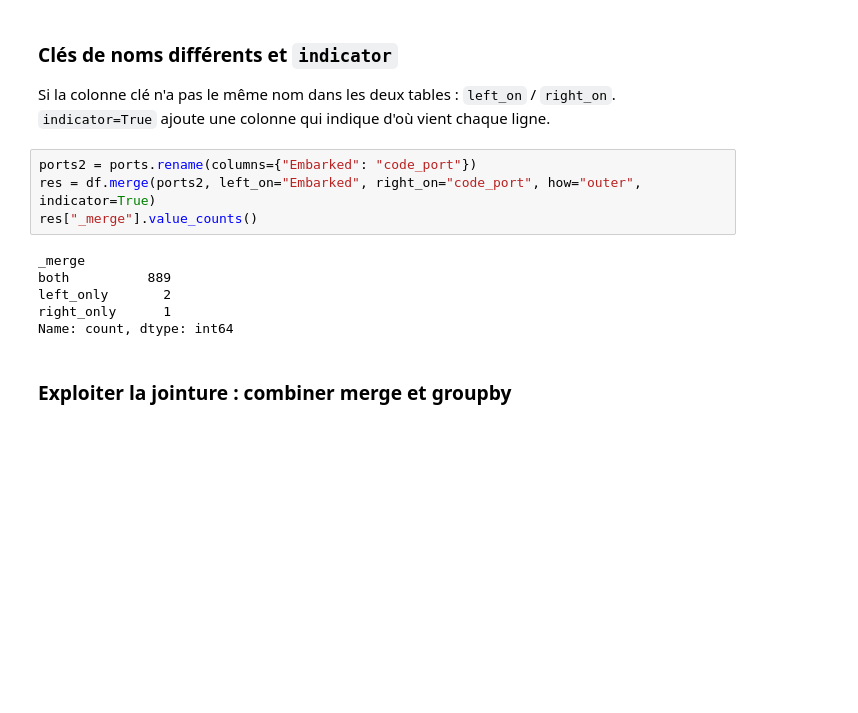
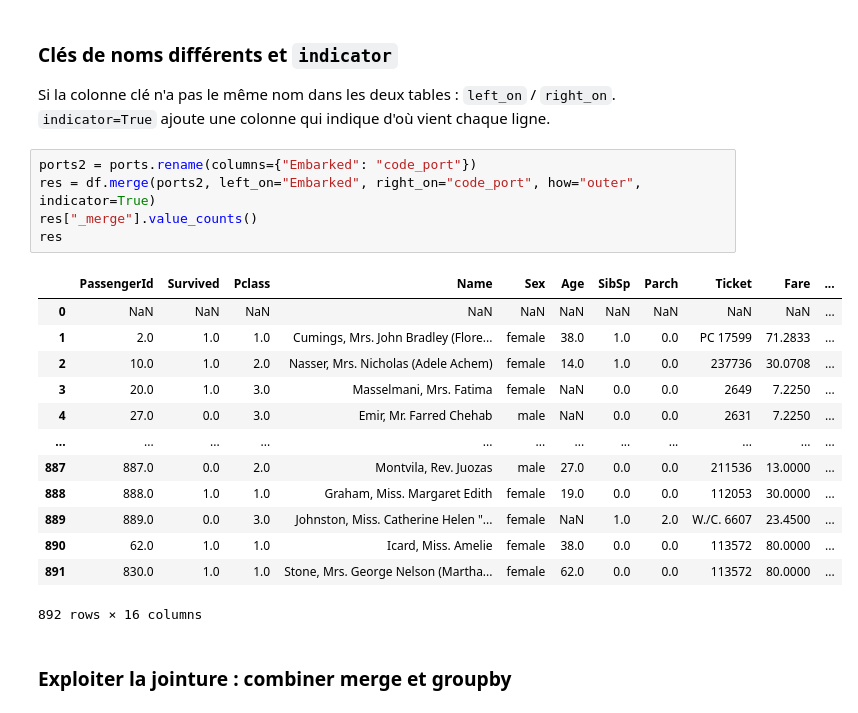
Before and after one commit to PE-Groupe5-2026/intro-python-numerique, a Jupyter notebook: notebooks/pandas_3_groupby_merge_concat.ipynb, the cells around one changed output. Saved outputs shown, nothing was run; the diff lists cells and outputs as text; blank space fills up the shorter version.

```diff
--- a/notebooks/pandas_3_groupby_merge_concat.ipynb
+++ b/notebooks/pandas_3_groupby_merge_concat.ipynb
@@ -257,13 +263,22 @@ Si la colonne clé n'a pas le même nom dans les deux tables : `left_on` / `righ
 # %%
 ports2 = ports.rename(columns={"Embarked": "code_port"})
 res = df.merge(ports2, left_on="Embarked", right_on="code_port", how="outer", indicator=True)
 res["_merge"].value_counts()
+res
 # %% [output]
+|  | PassengerId | Survived | Pclass | Name | Sex | Age | SibSp | Parch | Ticket | Fare | ... |
+| 0 | NaN | NaN | NaN | NaN | NaN | NaN | NaN | NaN | NaN | NaN | ... |
+| 1 | 2.0 | 1.0 | 1.0 | Cumings, Mrs. John Bradley (Flore... | female | 38.0 | 1.0 | 0.0 | PC 17599 | 71.2833 | ... |
+| 2 | 10.0 | 1.0 | 2.0 | Nasser, Mrs. Nicholas (Adele Achem) | female | 14.0 | 1.0 | 0.0 | 237736 | 30.0708 | ... |
+| 3 | 20.0 | 1.0 | 3.0 | Masselmani, Mrs. Fatima | female | NaN | 0.0 | 0.0 | 2649 | 7.2250 | ... |
+| 4 | 27.0 | 0.0 | 3.0 | Emir, Mr. Farred Chehab | male | NaN | 0.0 | 0.0 | 2631 | 7.2250 | ... |
+| ... | ... | ... | ... | ... | ... | ... | ... | ... | ... | ... | ... |
+| 887 | 887.0 | 0.0 | 2.0 | Montvila, Rev. Juozas | male | 27.0 | 0.0 | 0.0 | 211536 | 13.0000 | ... |
+| 888 | 888.0 | 1.0 | 1.0 | Graham, Miss. Margaret Edith | female | 19.0 | 0.0 | 0.0 | 112053 | 30.0000 | ... |
+| 889 | 889.0 | 0.0 | 3.0 | Johnston, Miss. Catherine Helen "... | female | NaN | 1.0 | 2.0 | W./C. 6607 | 23.4500 | ... |
+| 890 | 62.0 | 1.0 | 1.0 | Icard, Miss. Amelie | female | 38.0 | 0.0 | 0.0 | 113572 | 80.0000 | ... |
+| 891 | 830.0 | 1.0 | 1.0 | Stone, Mrs. George Nelson (Martha... | female | 62.0 | 0.0 | 0.0 | 113572 | 80.0000 | ... |
-_merge
-both          889
-left_only       2
-right_only      1
-Name: count, dtype: int64
+892 rows × 16 columns
 # %% [markdown]
 ### Exploiter la jointure : combiner merge et groupby
 # %%
```
Also changed, not shown: parts of 2 cells of this notebook.
